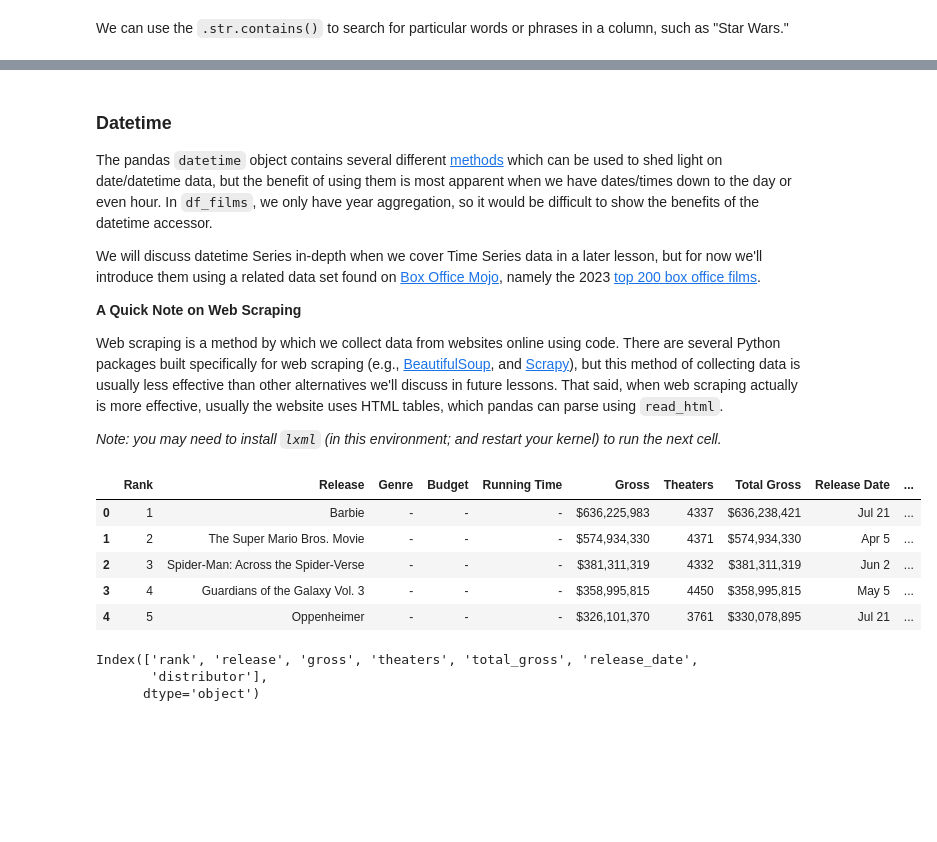
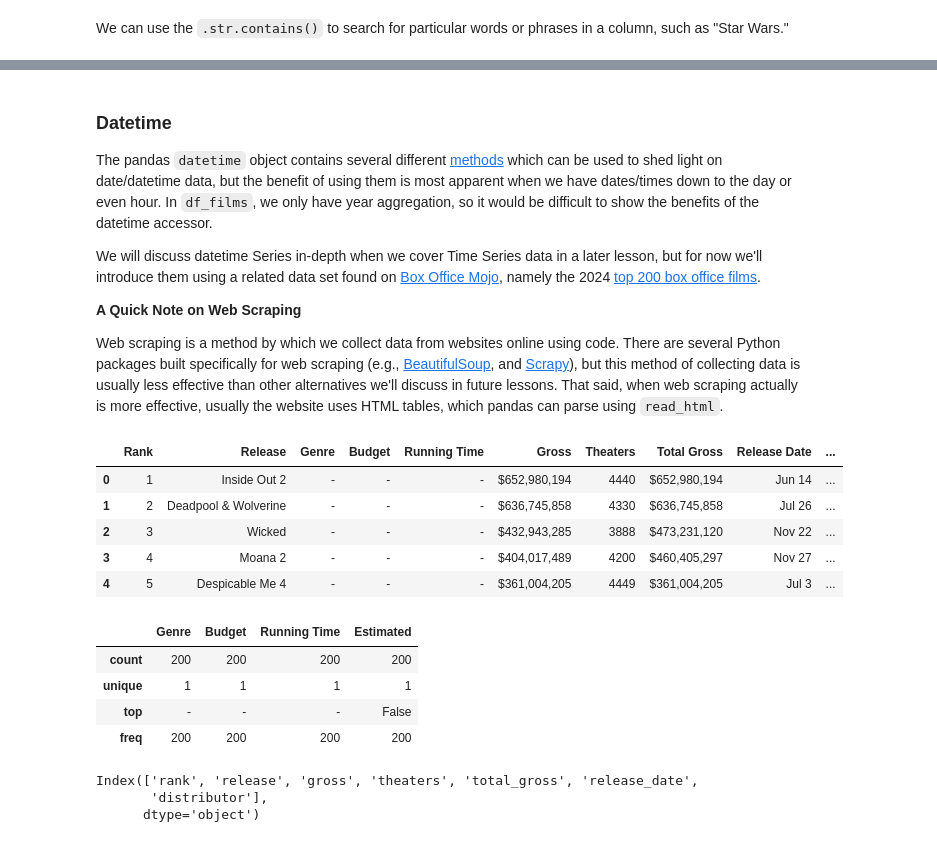
Before and after one commit to mohidqadeer123/week-4, a Jupyter notebook: lab-morepandas.ipynb, the cells around one changed output, grey strips where cells are left out. Drawn from its saved outputs; the diff is of its cells as text; code cells hidden in the pictures; blank space fills up the shorter version.

```diff
--- a/lab-morepandas.ipynb
+++ b/lab-morepandas.ipynb
@@ -595,23 +611,30 @@ df_films[df_films['title'].str.contains('Star Wars')].sample(5)
 
 The pandas `datetime` object contains several different [methods](https://pandas.pydata.org/pandas-docs/stable/reference/series.html?highlight=accessor#datetimelike-properties) which can be used to shed light on date/datetime data, but the benefit of using them is most apparent when we have dates/times down to the day or even hour. In `df_films`, we only have year aggregation, so it would be difficult to show the benefits of the datetime accessor.
 
-We will discuss datetime Series in-depth when we cover Time Series data in a later lesson, but for now we'll introduce them using a related data set found on [Box Office Mojo](https://www.boxofficemojo.com), namely the 2023 [top 200 box office films](https://www.boxofficemojo.com/year/2023).
+We will discuss datetime Series in-depth when we cover Time Series data in a later lesson, but for now we'll introduce them using a related data set found on [Box Office Mojo](https://www.boxofficemojo.com), namely the 2024 [top 200 box office films](https://www.boxofficemojo.com/year/2024).
 
 **A Quick Note on Web Scraping**
 
 Web scraping is a method by which we collect data from websites online using code. There are several Python packages built specifically for web scraping (e.g., [BeautifulSoup](https://www.crummy.com/software/BeautifulSoup/), and [Scrapy](https://scrapy.org/)), but this method of collecting data is usually less effective than other alternatives we'll discuss in future lessons. That said, when web scraping actually is more effective, usually the website uses HTML tables, which pandas can parse using `read_html`.
-
-*Note: you may need to install `lxml` (in this environment; and restart your kernel) to run the next cell.*
 # %%
 # see the documentation on `read_html`
-df_mojo = pd.read_html('https://www.boxofficemojo.com/year/2023', match='Rank')[0]
+df_mojo = pd.read_html('https://www.boxofficemojo.com/year/2024',
+                       match='Rank')[0]
 df_mojo.head()
 # %% [output]
 |  | Rank | Release | Genre | Budget | Running Time | Gross | Theaters | Total Gross | Release Date | ... |
-| 0 | 1 | Barbie | - | - | - | $636,225,983 | 4337 | $636,238,421 | Jul 21 | ... |
-| 1 | 2 | The Super Mario Bros. Movie | - | - | - | $574,934,330 | 4371 | $574,934,330 | Apr 5 | ... |
-| 2 | 3 | Spider-Man: Across the Spider-Verse | - | - | - | $381,311,319 | 4332 | $381,311,319 | Jun 2 | ... |
-| 3 | 4 | Guardians of the Galaxy Vol. 3 | - | - | - | $358,995,815 | 4450 | $358,995,815 | May 5 | ... |
-| 4 | 5 | Oppenheimer | - | - | - | $326,101,370 | 3761 | $330,078,895 | Jul 21 | ... |
+| 0 | 1 | Inside Out 2 | - | - | - | $652,980,194 | 4440 | $652,980,194 | Jun 14 | ... |
+| 1 | 2 | Deadpool & Wolverine | - | - | - | $636,745,858 | 4330 | $636,745,858 | Jul 26 | ... |
+| 2 | 3 | Wicked | - | - | - | $432,943,285 | 3888 | $473,231,120 | Nov 22 | ... |
+| 3 | 4 | Moana 2 | - | - | - | $404,017,489 | 4200 | $460,405,297 | Nov 27 | ... |
+| 4 | 5 | Despicable Me 4 | - | - | - | $361,004,205 | 4449 | $361,004,205 | Jul 3 | ... |
+# %%
+df_mojo[['Genre', 'Budget', 'Running Time', 'Estimated']].describe()
+# %% [output]
+|  | Genre | Budget | Running Time | Estimated |
+| count | 200 | 200 | 200 | 200 |
+| unique | 1 | 1 | 1 | 1 |
+| top | - | - | - | False |
+| freq | 200 | 200 | 200 | 200 |
 # %%
 # these are some columns we don't need
```
Also changed, not shown: parts of 33 cells of this notebook.
